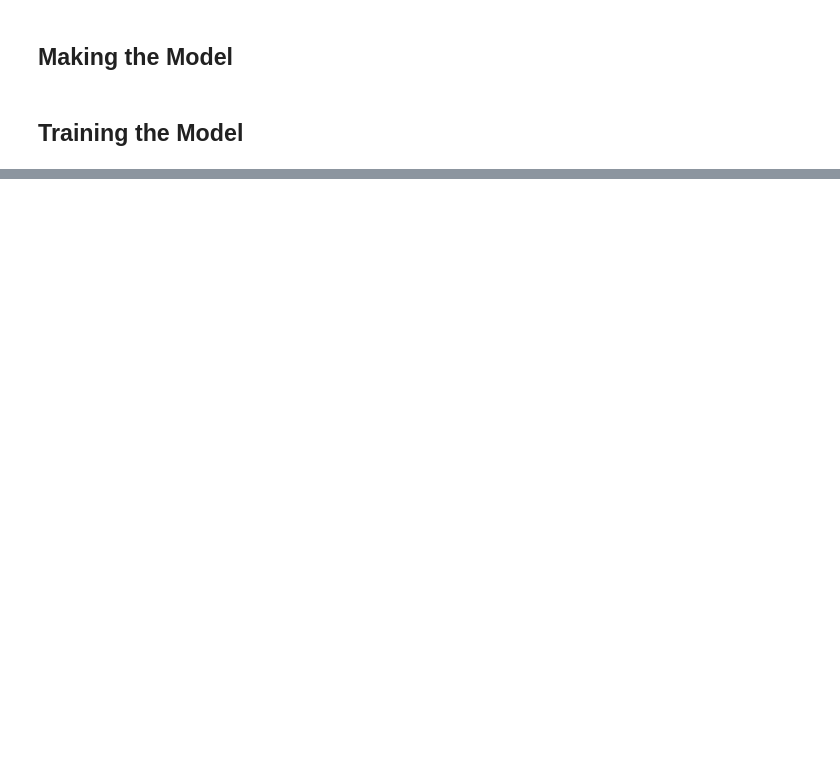
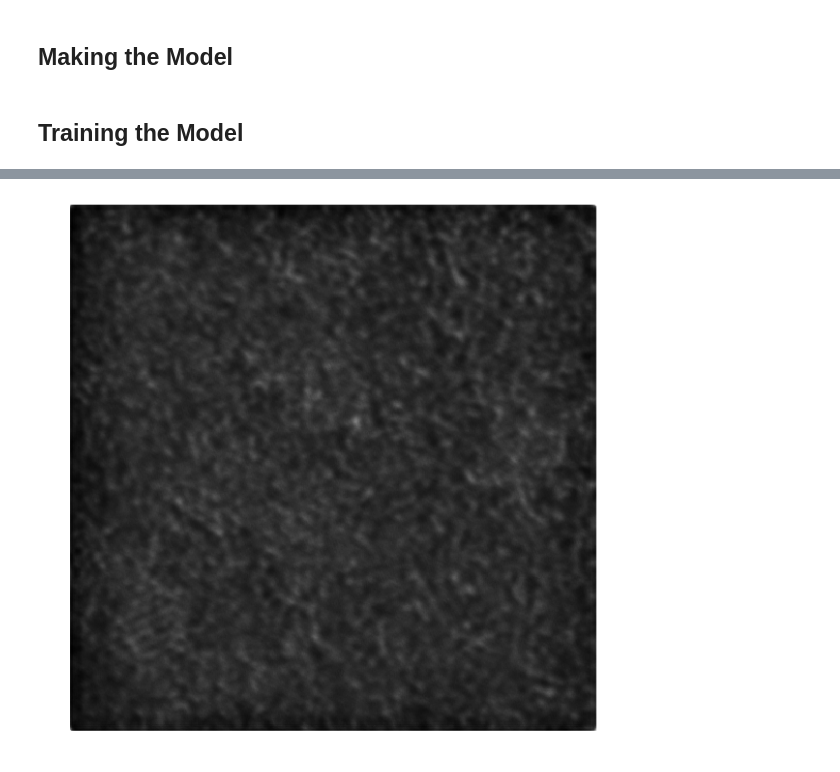
Before and after one commit to sbarton272/particleRecognition, a Jupyter notebook: classfier_builds/CNN_build.ipynb, the cells around one changed output, grey strips where cells are left out. Cells and saved outputs as stored; diff of their text form; code cells hidden in the pictures; blank space fills up the shorter version.

```diff
--- a/classfier_builds/CNN_build.ipynb
+++ b/classfier_builds/CNN_build.ipynb
@@ -73,0 +244,4 @@ model.fit_generator(
+# %%
+imm(predicted_masks[0,:,:,:].reshape([512,512]))
+# %% [output]
+[figure, added]
```
Also changed, not shown: parts of 32 cells of this notebook, 4 other files.
